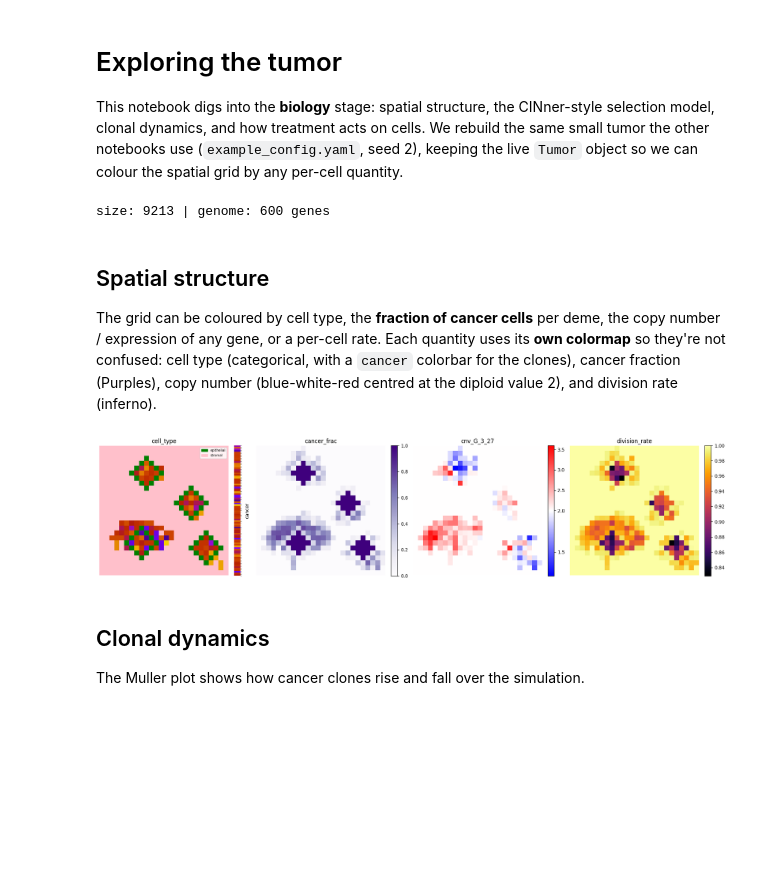
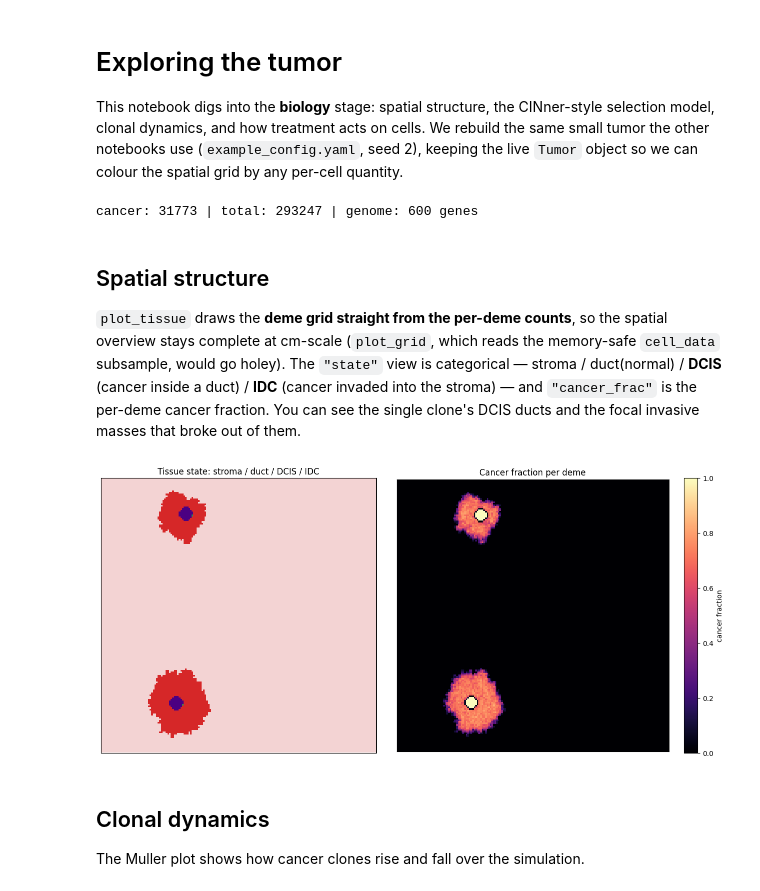
Before and after one commit to pedrofale/iscc, a Jupyter notebook: notebooks/02_tumor_growth.ipynb, the cells around one changed output. Drawn from its saved outputs; the diff is of its cells as text; code cells hidden in the pictures; blank space fills up the shorter version.

```diff
--- a/notebooks/02_tumor_growth.ipynb
+++ b/notebooks/02_tumor_growth.ipynb
@@ -16,28 +16,31 @@ from iscc.tumor.models import GenotypeTumor
 from iscc.constants import normal_names
 
 CONFIG = os.path.join(os.getcwd(), "example_config.yaml")
+# The same cm-scale DCIS -> IDC tissue as the other notebooks (~8.5 mm, ~10^6 cells). Growing to the
+# DCIS->IDC state takes ~1-2 min (tau-leaping + passenger coarsening).
 tumor = GenotypeTumor(config=CONFIG, seed=2)
-tumor.grow(n_steps=40, seed=2)
-print("size:", tumor.get_tumor_size(), "| genome:", tumor.n_genes, "genes")
+tumor.grow(n_steps=200, seed=2)
+print("cancer:", tumor.get_cancer_size(), "| total:", tumor.get_tumor_size(),
+      "| genome:", tumor.n_genes, "genes")
 # %% [output]
-size: 9213 | genome: 600 genes
+cancer: 31773 | total: 293247 | genome: 600 genes
 # %% [markdown]
 ## Spatial structure
 
-The grid can be coloured by cell type, the **fraction of cancer cells** per deme, the copy number / expression of any gene, or a per-cell rate. Each quantity uses its **own colormap** so they're not confused: cell type (categorical, with a `cancer` colorbar for the clones), cancer fraction (Purples), copy number (blue-white-red centred at the diploid value 2), and division rate (inferno).
+`plot_tissue` draws the **deme grid straight from the per-deme counts**, so the spatial overview stays
+complete at cm-scale (`plot_grid`, which reads the memory-safe `cell_data` subsample, would go holey).
+The `"state"` view is categorical — stroma / duct(normal) / **DCIS** (cancer inside a duct) / **IDC**
+(cancer invaded into the stroma) — and `"cancer_frac"` is the per-deme cancer fraction. You can see the
+single clone's DCIS ducts and the focal invasive masses that broke out of them.
 # %%
-gene_names = tumor.selection.get_gene_names()
-onc = tumor.selection.get_oncogenes()
-onc_gene = gene_names[onc[0]]
-
-fig, axes = plt.subplots(1, 4, figsize=(19, 4.3))
-tumor.plot_grid(color=["cell_type"], ax=axes[0])
-tumor.plot_grid(color=["cancer_frac"], ax=axes[1])
-tumor.plot_grid(color=[f"cnv_{onc_gene}"], ax=axes[2])
-tumor.plot_grid(color=["division_rate"], ax=axes[3])
+fig, axes = plt.subplots(1, 2, figsize=(13, 6))
+tumor.plot_tissue(ax=axes[0], color="state")
+axes[0].set_title("Tissue state: stroma / duct / DCIS / IDC")
+tumor.plot_tissue(ax=axes[1], color="cancer_frac")
+axes[1].set_title("Cancer fraction per deme")
 plt.tight_layout()
 # %% [output]
-[figure, old version]
+[figure, new version]
 # %% [markdown]
 ## Clonal dynamics
 
```
Also changed, not shown: parts of 2 cells of this notebook, 5 other files.
